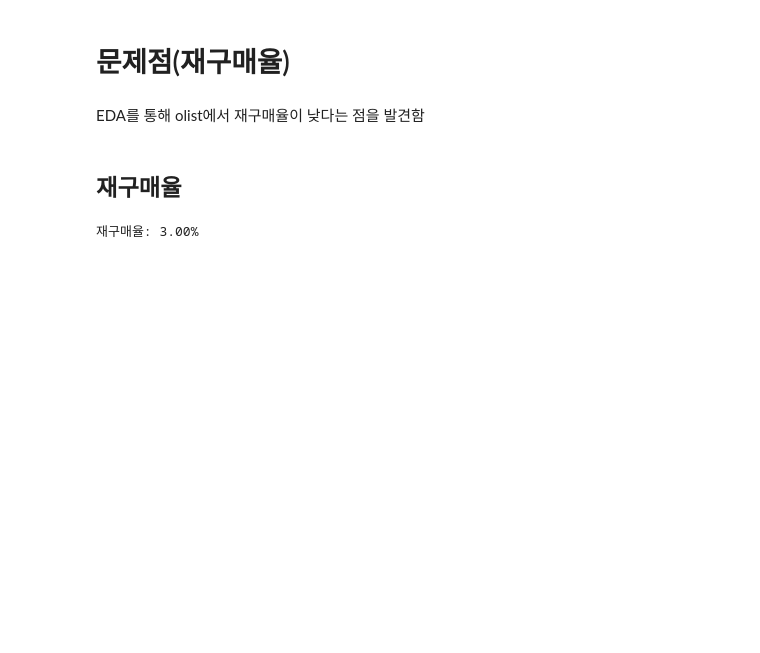
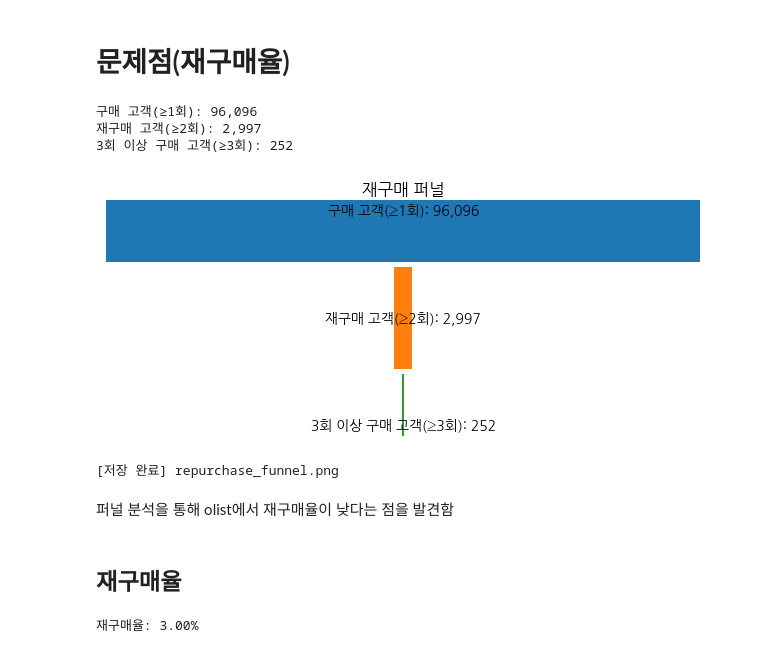
Before and after one commit to seongulalala/olist_project, a Jupyter notebook: analysis/olist_repurchase_analysis.ipynb, the cells around one changed output. Drawn from its saved outputs; the diff is of its cells as text; code cells hidden in the pictures; blank space fills up the shorter version.

```diff
--- a/analysis/olist_repurchase_analysis.ipynb
+++ b/analysis/olist_repurchase_analysis.ipynb
@@ -65,7 +50,69 @@ else:
 # %% [markdown]
 # 문제점(재구매율)
+# %%
+def plot_funnel(stages, values, title="재구매 퍼널", outfile="repurchase_funnel.png"):
+    import numpy as np
+    import matplotlib.pyplot as plt
+
+    max_val = max(values) if values else 1
+    widths = [v / max_val for v in values]
+    y_positions = np.arange(len(stages))[::-1]
+
+    # 단계 수에 따라 높이 자동 조절 (2단계≈2.2, )
+    base_h, per_stage = 2.2, 0.4
+    fig_h = base_h + per_stage * max(0, len(stages)-2)
+
+    fig, ax = plt.subplots(figsize=(6, fig_h))
+
+    for y, w, v, label in zip(y_positions, widths, values, stages):
+        left = 0.5 - w/2.0
+        ax.barh(y, w, left=left, height=0.95)
+        ax.text(0.5, y, f"{label}: {v:,}", ha="center", va="center")
+
+    ax.set_title(title, pad=4)
+    ax.set_xlim(0, 1)
+    # 단계 수에 맞춰 상하 여백 자동 조정
+    ax.set_ylim(-0.1, len(stages)-0.9)
+    ax.set_xticks([]); ax.set_yticks([])
+    for spine in ax.spines.values():
+        spine.set_visible(False)
+
+    ax.margins(x=0, y=0)
+    fig.tight_layout(pad=0.2)
+    fig.savefig(outfile, dpi=150, bbox_inches="tight", pad_inches=0.05)
+    plt.show()
+    print(f"[저장 완료] {outfile}")
+
+# 2) 주문 + 고객 조인 → customer_unique_id 확보
+orders_w_unique = (
+    order[['order_id', 'customer_id']]
+    .merge(customer[['customer_id', 'customer_unique_id']].drop_duplicates(),
+           on='customer_id', how='inner')
+)
+
+# 3) 고객 고유 ID별 주문 수 → 재구매율 계산
+order_counts = orders_w_unique.groupby('customer_unique_id')['order_id'].nunique()
+buyers = int((order_counts >= 1).sum())           # ≥1회
+repurchasers = int((order_counts >= 2).sum())     # ≥2회
+repurchasers3 = int((order_counts >= 3).sum())    # ≥3회
+
+print(f"구매 고객(≥1회): {buyers:,}")
+print(f"재구매 고객(≥2회): {repurchasers:,}")
+print(f"3회 이상 구매 고객(≥3회): {repurchasers3:,}")
+
+# 퍼널 단계 정의
+stages = ["구매 고객(≥1회)", "재구매 고객(≥2회)", "3회 이상 구매 고객(≥3회)"]
+values = [buyers, repurchasers, repurchasers3]
+
+plot_funnel(stages, values)
+# %% [output]
+구매 고객(≥1회): 96,096
+재구매 고객(≥2회): 2,997
+3회 이상 구매 고객(≥3회): 252
+[figure, added]
+[저장 완료] repurchase_funnel.png
 # %% [markdown]
-EDA를 통해 olist에서 재구매율이 낮다는 점을 발견함
+퍼널 분석을 통해 olist에서 재구매율이 낮다는 점을 발견함
 # %% [markdown]
 ## 재구매율
 # %%
```
Also changed, not shown: parts of 18 cells of this notebook, 1 other file.
